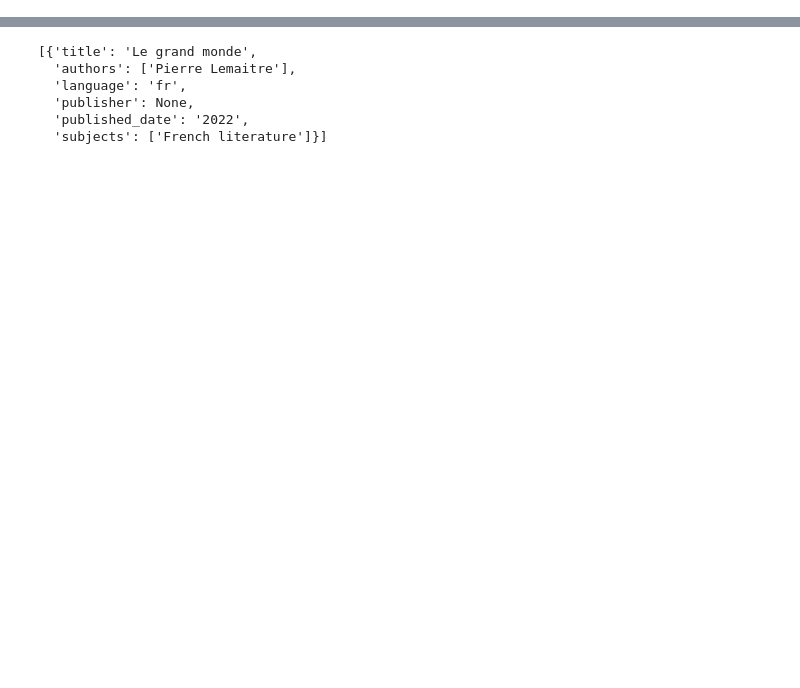
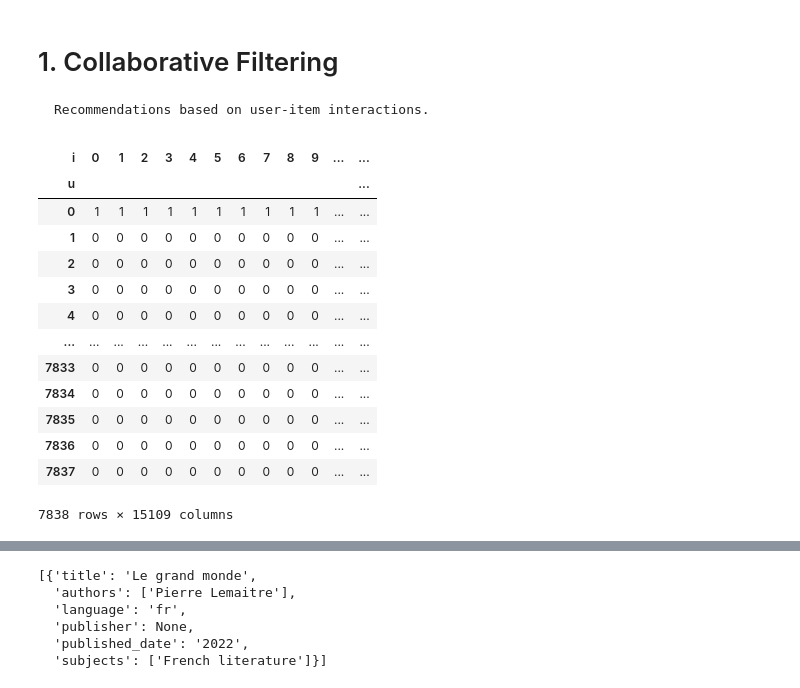
Before and after one commit to gr-oll/EPFL_Apple, a Jupyter notebook: EDA.ipynb, the cells around one changed output, grey strips where cells are left out. Saved outputs shown, nothing was run; the diff lists cells and outputs as text; code cells hidden in the pictures; blank space fills up the shorter version.

Commit message:
added predictions with collaborative filtering

```diff
--- a/EDA.ipynb
+++ b/EDA.ipynb
@@ -27,0 +72,24 @@ limited_items = items.head(100)
+# %% [markdown]
+# 1. Collaborative Filtering
+    Recommendations based on user-item interactions.
+# %%
+# Create a user-item interaction matrix with binary values (1 if read, 0 otherwise)
+binary_interaction_matrix = interactions.pivot_table(index='u', columns='i', values='t', aggfunc='count')
+binary_interaction_matrix = binary_interaction_matrix.notnull().astype(int)
+
+binary_interaction_matrix
+# %% [output]
+| i | 0 | 1 | 2 | 3 | 4 | 5 | 6 | 7 | 8 | 9 | ... | ... |
+| u |  |  |  |  |  |  |  |  |  |  |  | ... |
+| 0 | 1 | 1 | 1 | 1 | 1 | 1 | 1 | 1 | 1 | 1 | ... | ... |
+| 1 | 0 | 0 | 0 | 0 | 0 | 0 | 0 | 0 | 0 | 0 | ... | ... |
+| 2 | 0 | 0 | 0 | 0 | 0 | 0 | 0 | 0 | 0 | 0 | ... | ... |
+| 3 | 0 | 0 | 0 | 0 | 0 | 0 | 0 | 0 | 0 | 0 | ... | ... |
+| 4 | 0 | 0 | 0 | 0 | 0 | 0 | 0 | 0 | 0 | 0 | ... | ... |
+| ... | ... | ... | ... | ... | ... | ... | ... | ... | ... | ... | ... | ... |
+| 7833 | 0 | 0 | 0 | 0 | 0 | 0 | 0 | 0 | 0 | 0 | ... | ... |
+| 7834 | 0 | 0 | 0 | 0 | 0 | 0 | 0 | 0 | 0 | 0 | ... | ... |
+| 7835 | 0 | 0 | 0 | 0 | 0 | 0 | 0 | 0 | 0 | 0 | ... | ... |
+| 7836 | 0 | 0 | 0 | 0 | 0 | 0 | 0 | 0 | 0 | 0 | ... | ... |
+| 7837 | 0 | 0 | 0 | 0 | 0 | 0 | 0 | 0 | 0 | 0 | ... | ... |
+7838 rows × 15109 columns
```
Also changed, not shown: parts of 15 cells of this notebook, 1 other file.
